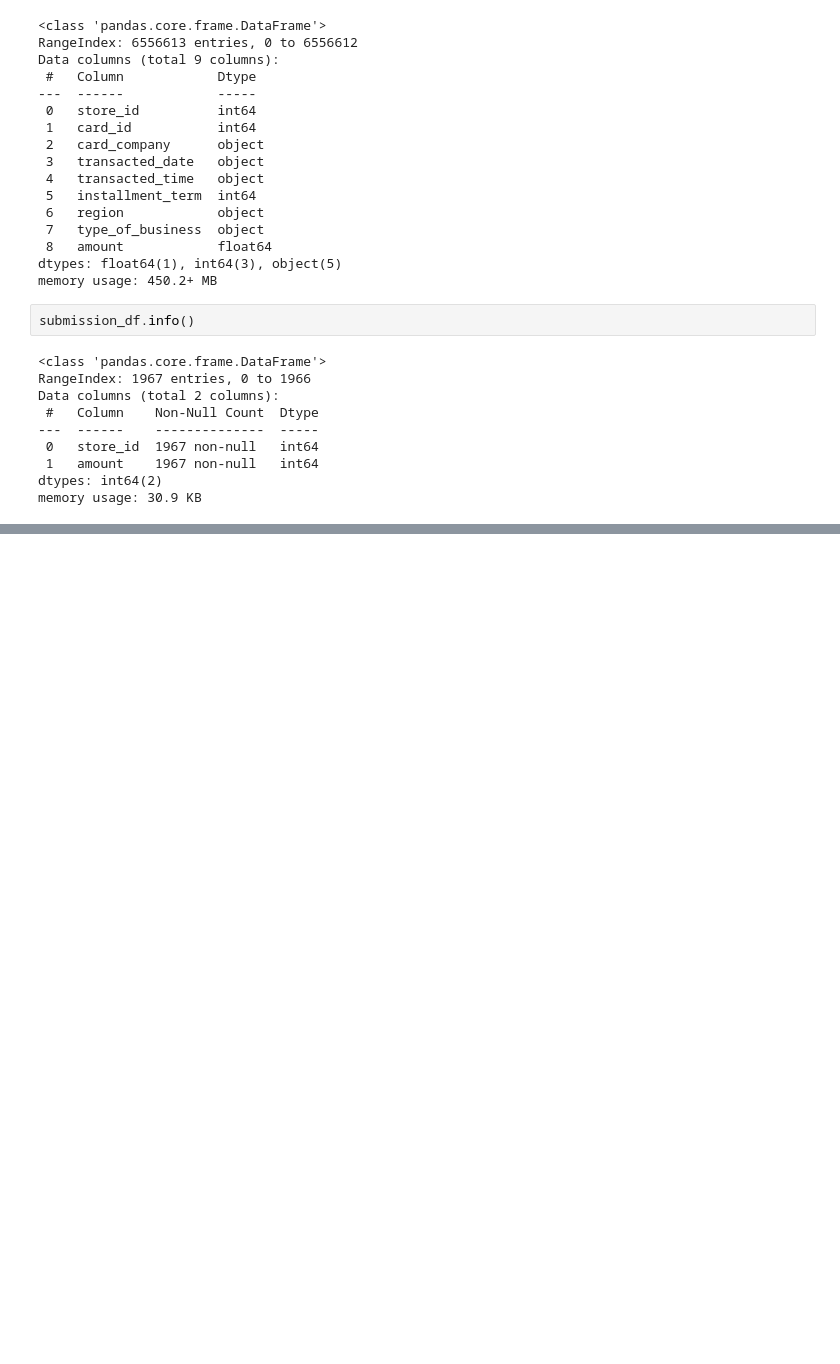
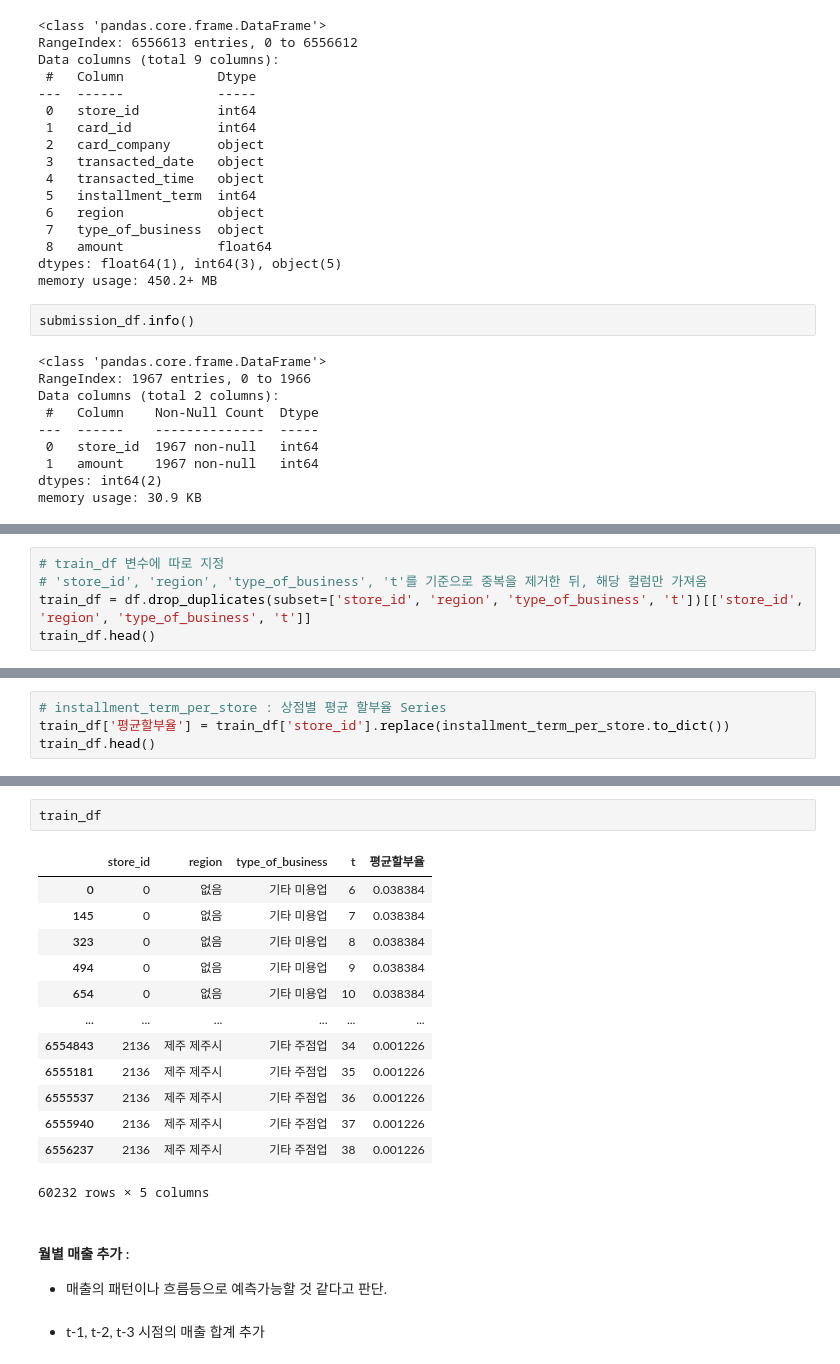
Before and after one commit to seonydg/credit-card-sales-forecast, a Jupyter notebook: credit-card-sales-forecast.ipynb, the cells around one changed output, grey strips where cells are left out. Saved outputs shown, nothing was run; the diff lists cells and outputs as text; blank space fills up the shorter version.

Commit message:
feat : build train data

```diff
--- a/credit-card-sales-forecast.ipynb
+++ b/credit-card-sales-forecast.ipynb
@@ -70,0 +308,5 @@ memory usage: 30.9 KB
+# %%
+# train_df 변수에 따로 지정
+# 'store_id', 'region', 'type_of_business', 't'를 기준으로 중복을 제거한 뒤, 해당 컬럼만 가져옴
+train_df = df.drop_duplicates(subset=['store_id', 'region', 'type_of_business', 't'])[['store_id', 'region', 'type_of_business', 't']]
+train_df.head()
@@ -70,0 +322,4 @@ memory usage: 30.9 KB
+# %%
+# installment_term_per_store : 상점별 평균 할부율 Series
+train_df['평균할부율'] = train_df['store_id'].replace(installment_term_per_store.to_dict())
+train_df.head()
@@ -70,0 +333,21 @@ memory usage: 30.9 KB
+# %%
+train_df
+# %% [output]
+|  | store_id | region | type_of_business | t | 평균할부율 |
+| 0 | 0 | 없음 | 기타 미용업 | 6 | 0.038384 |
+| 145 | 0 | 없음 | 기타 미용업 | 7 | 0.038384 |
+| 323 | 0 | 없음 | 기타 미용업 | 8 | 0.038384 |
+| 494 | 0 | 없음 | 기타 미용업 | 9 | 0.038384 |
+| 654 | 0 | 없음 | 기타 미용업 | 10 | 0.038384 |
+| ... | ... | ... | ... | ... | ... |
+| 6554843 | 2136 | 제주 제주시 | 기타 주점업 | 34 | 0.001226 |
+| 6555181 | 2136 | 제주 제주시 | 기타 주점업 | 35 | 0.001226 |
+| 6555537 | 2136 | 제주 제주시 | 기타 주점업 | 36 | 0.001226 |
+| 6555940 | 2136 | 제주 제주시 | 기타 주점업 | 37 | 0.001226 |
+| 6556237 | 2136 | 제주 제주시 | 기타 주점업 | 38 | 0.001226 |
+60232 rows × 5 columns
+# %% [markdown]
+#### 월별 매출 추가 :
+ - 매출의 패턴이나 흐름등으로 예측가능할 것 같다고 판단.
+# %% [markdown]
+- t-1, t-2, t-3 시점의 매출 합계 추가
```
Also changed, not shown: parts of 55 cells of this notebook.
